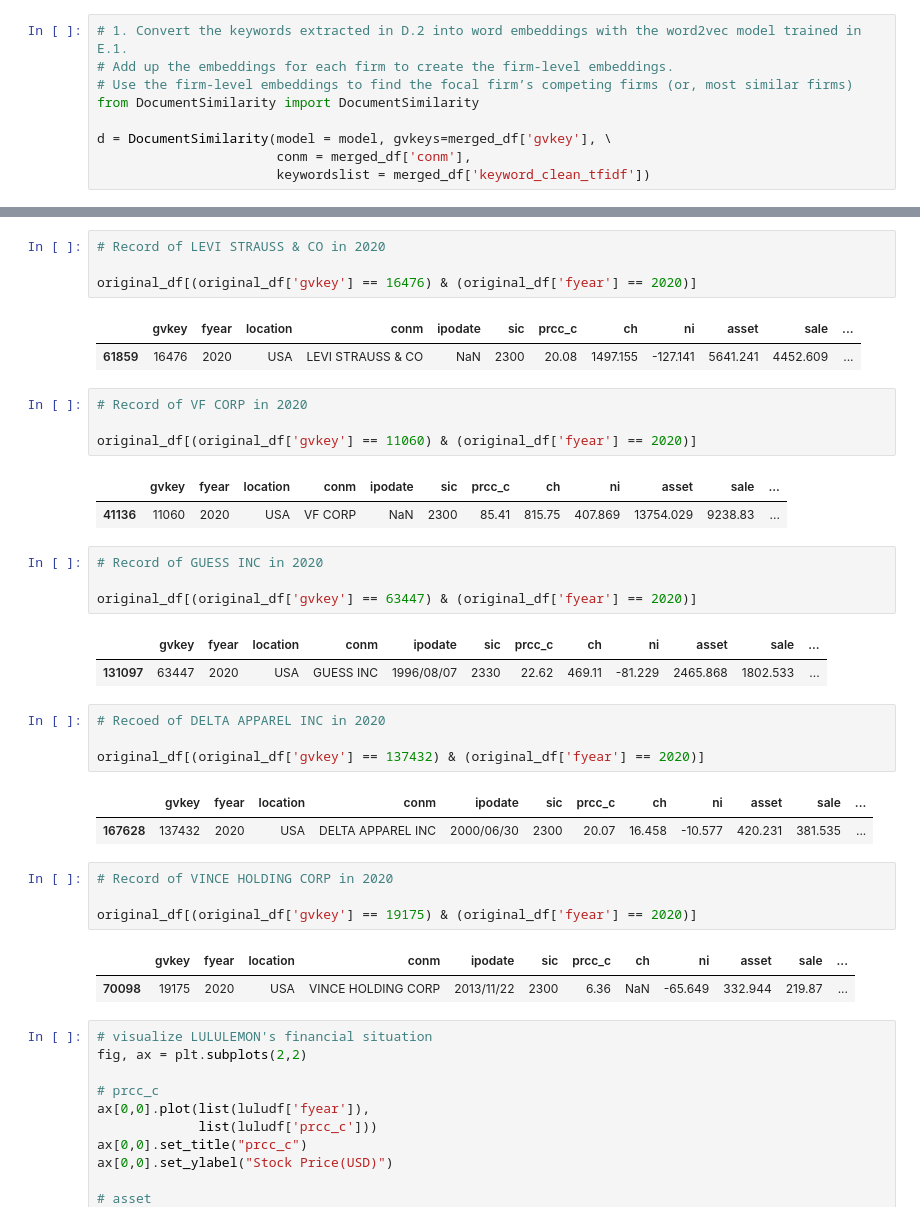
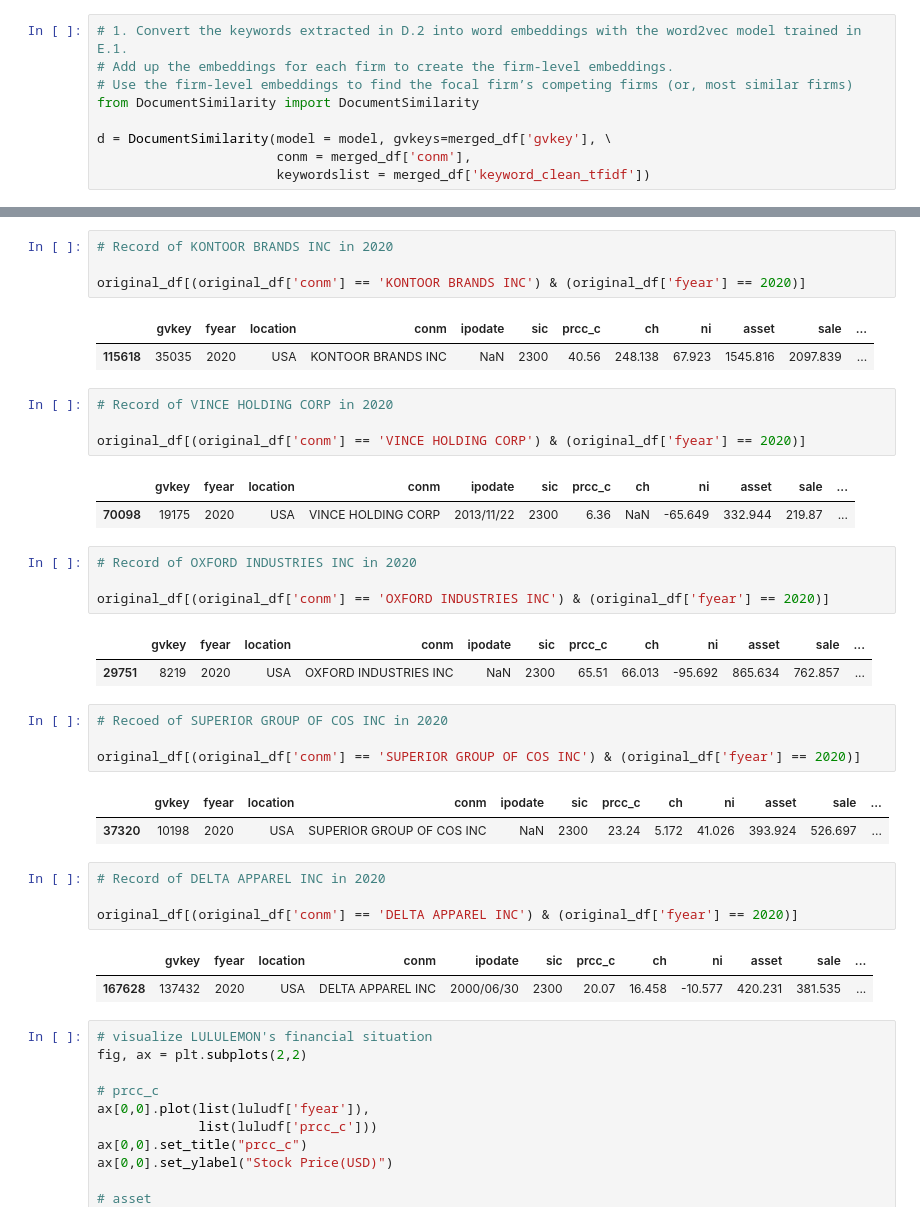
Before and after one commit to Aizenz/GroupProjectBAIT508, a Jupyter notebook: BAIT_508_Project_Industry_Analysis.ipynb, the cells around one changed output, grey strips where cells are left out. Cells and saved outputs as stored; diff of their text form.

```diff
--- a/BAIT_508_Project_Industry_Analysis.ipynb
+++ b/BAIT_508_Project_Industry_Analysis.ipynb
@@ -394,38 +413,38 @@ luludf = original_df[original_df['gvkey'] == 178015]
 # %%
-# Record of LEVI STRAUSS & CO in 2020
+# Record of KONTOOR BRANDS INC in 2020
 
-original_df[(original_df['gvkey'] == 16476) & (original_df['fyear'] == 2020)]
+original_df[(original_df['conm'] == 'KONTOOR BRANDS INC') & (original_df['fyear'] == 2020)]
 # %% [output]
 |  | gvkey | fyear | location | conm | ipodate | sic | prcc_c | ch | ni | asset | sale | ... |
-| 61859 | 16476 | 2020 | USA | LEVI STRAUSS & CO | NaN | 2300 | 20.08 | 1497.155 | -127.141 | 5641.241 | 4452.609 | ... |
+| 115618 | 35035 | 2020 | USA | KONTOOR BRANDS INC | NaN | 2300 | 40.56 | 248.138 | 67.923 | 1545.816 | 2097.839 | ... |
 # %%
-# Record of VF CORP in 2020
+# Record of VINCE HOLDING CORP in 2020
 
-original_df[(original_df['gvkey'] == 11060) & (original_df['fyear'] == 2020)]
+original_df[(original_df['conm'] == 'VINCE HOLDING CORP') & (original_df['fyear'] == 2020)]
 # %% [output]
 |  | gvkey | fyear | location | conm | ipodate | sic | prcc_c | ch | ni | asset | sale | ... |
-| 41136 | 11060 | 2020 | USA | VF CORP | NaN | 2300 | 85.41 | 815.75 | 407.869 | 13754.029 | 9238.83 | ... |
+| 70098 | 19175 | 2020 | USA | VINCE HOLDING CORP | 2013/11/22 | 2300 | 6.36 | NaN | -65.649 | 332.944 | 219.87 | ... |
 # %%
-# Record of GUESS INC in 2020
+# Record of OXFORD INDUSTRIES INC in 2020
 
-original_df[(original_df['gvkey'] == 63447) & (original_df['fyear'] == 2020)]
+original_df[(original_df['conm'] == 'OXFORD INDUSTRIES INC') & (original_df['fyear'] == 2020)]
 # %% [output]
 |  | gvkey | fyear | location | conm | ipodate | sic | prcc_c | ch | ni | asset | sale | ... |
-| 131097 | 63447 | 2020 | USA | GUESS INC | 1996/08/07 | 2330 | 22.62 | 469.11 | -81.229 | 2465.868 | 1802.533 | ... |
+| 29751 | 8219 | 2020 | USA | OXFORD INDUSTRIES INC | NaN | 2300 | 65.51 | 66.013 | -95.692 | 865.634 | 762.857 | ... |
 # %%
-# Recoed of DELTA APPAREL INC in 2020
+# Recoed of SUPERIOR GROUP OF COS INC in 2020
 
-original_df[(original_df['gvkey'] == 137432) & (original_df['fyear'] == 2020)]
+original_df[(original_df['conm'] == 'SUPERIOR GROUP OF COS INC') & (original_df['fyear'] == 2020)]
 # %% [output]
 |  | gvkey | fyear | location | conm | ipodate | sic | prcc_c | ch | ni | asset | sale | ... |
-| 167628 | 137432 | 2020 | USA | DELTA APPAREL INC | 2000/06/30 | 2300 | 20.07 | 16.458 | -10.577 | 420.231 | 381.535 | ... |
+| 37320 | 10198 | 2020 | USA | SUPERIOR GROUP OF COS INC | NaN | 2300 | 23.24 | 5.172 | 41.026 | 393.924 | 526.697 | ... |
 # %%
-# Record of VINCE HOLDING CORP in 2020
+# Record of DELTA APPAREL INC in 2020
 
-original_df[(original_df['gvkey'] == 19175) & (original_df['fyear'] == 2020)]
+original_df[(original_df['conm'] == 'DELTA APPAREL INC') & (original_df['fyear'] == 2020)]
 # %% [output]
 |  | gvkey | fyear | location | conm | ipodate | sic | prcc_c | ch | ni | asset | sale | ... |
-| 70098 | 19175 | 2020 | USA | VINCE HOLDING CORP | 2013/11/22 | 2300 | 6.36 | NaN | -65.649 | 332.944 | 219.87 | ... |
+| 167628 | 137432 | 2020 | USA | DELTA APPAREL INC | 2000/06/30 | 2300 | 20.07 | 16.458 | -10.577 | 420.231 | 381.535 | ... |
 # %%
 # visualize LULULEMON's financial situation
 fig, ax = plt.subplots(2,2)
```
Also changed, not shown: parts of 7 cells of this notebook, 1 other file.
